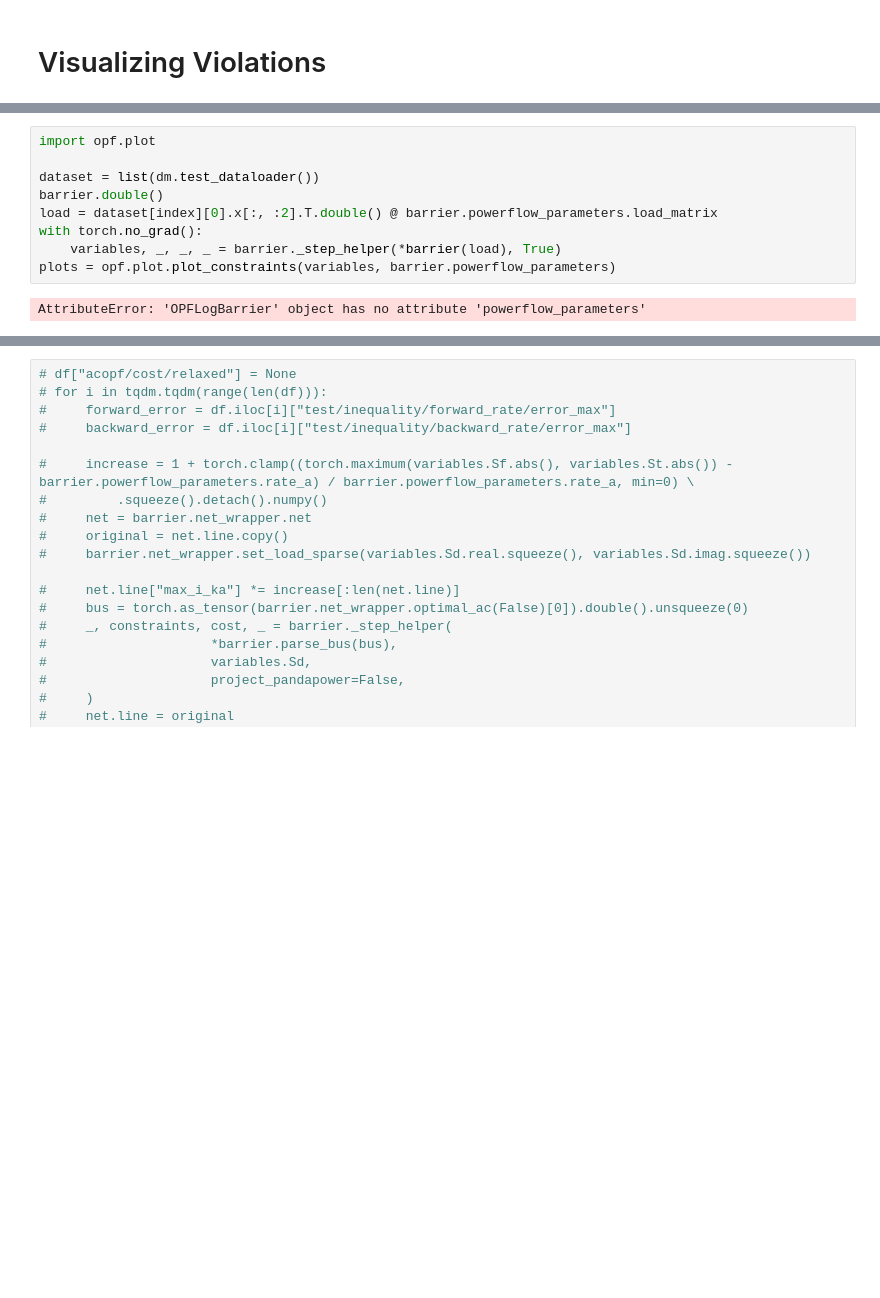
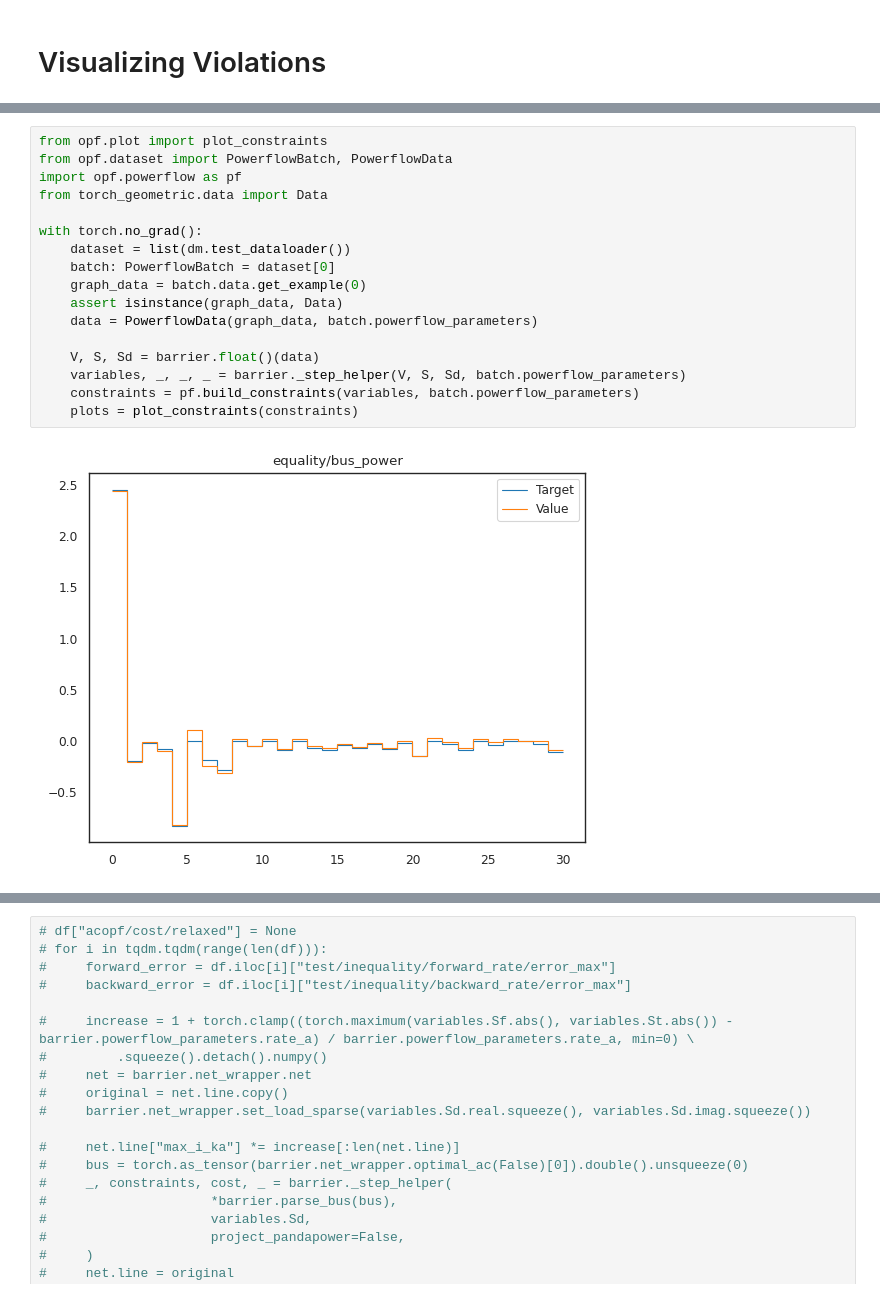
Before and after one commit to Damowerko/opf, a Jupyter notebook: notebooks/analysis.ipynb, the cells around one changed output, grey strips where cells are left out. Saved outputs shown, nothing was run; the diff lists cells and outputs as text; blank space fills up the shorter version.

```diff
--- a/notebooks/analysis.ipynb
+++ b/notebooks/analysis.ipynb
@@ -214,11 +214,19 @@ Name: 4, dtype: float64
-# %%
-import opf.plot
-
-dataset = list(dm.test_dataloader())
-barrier.double()
-load = dataset[index][0].x[:, :2].T.double() @ barrier.powerflow_parameters.load_matrix
-with torch.no_grad():
-    variables, _, _, _ = barrier._step_helper(*barrier(load), True)
-plots = opf.plot.plot_constraints(variables, barrier.powerflow_parameters)
-# %% [output]
-AttributeError: 'OPFLogBarrier' object has no attribute 'powerflow_parameters'
+# %%
+from opf.plot import plot_constraints
+from opf.dataset import PowerflowBatch, PowerflowData
+import opf.powerflow as pf
+from torch_geometric.data import Data
+
+with torch.no_grad():
+    dataset = list(dm.test_dataloader())
+    batch: PowerflowBatch = dataset[0]
+    graph_data = batch.data.get_example(0)
+    assert isinstance(graph_data, Data)
+    data = PowerflowData(graph_data, batch.powerflow_parameters)
+
+    V, S, Sd = barrier.float()(data)
+    variables, _, _, _ = barrier._step_helper(V, S, Sd, batch.powerflow_parameters)
+    constraints = pf.build_constraints(variables, batch.powerflow_parameters)
+    plots = plot_constraints(constraints)
+# %% [output]
+[figure, added]
```
Also changed, not shown: parts of 4 cells of this notebook.
